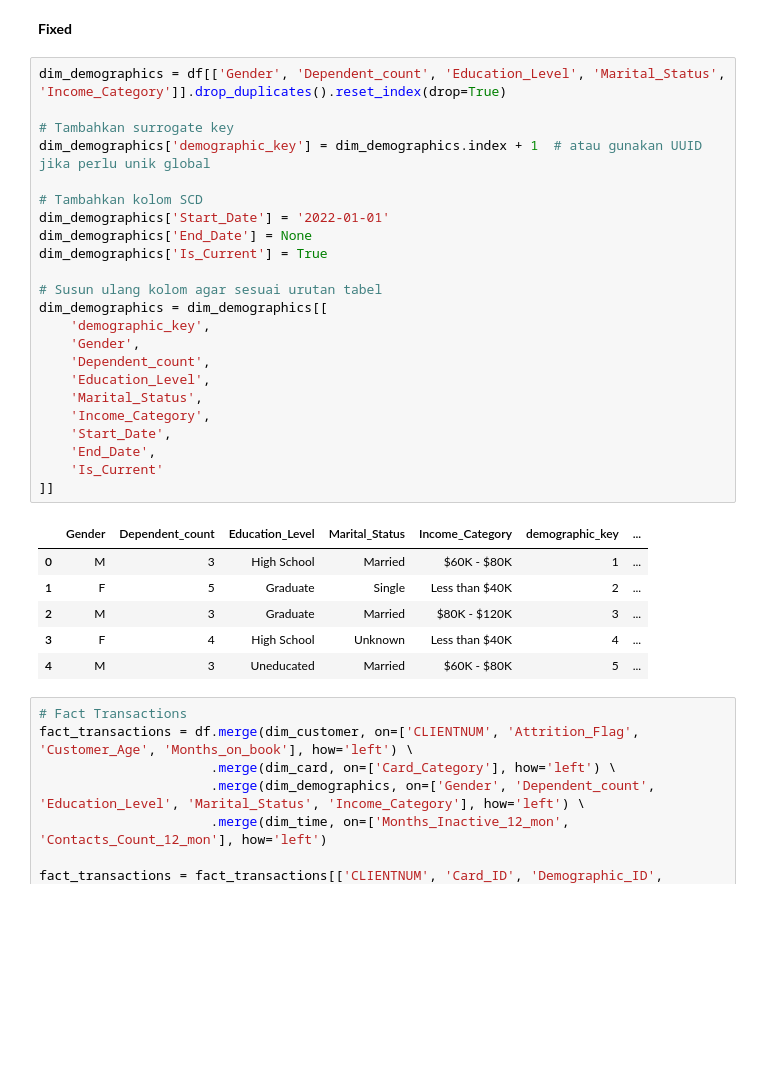
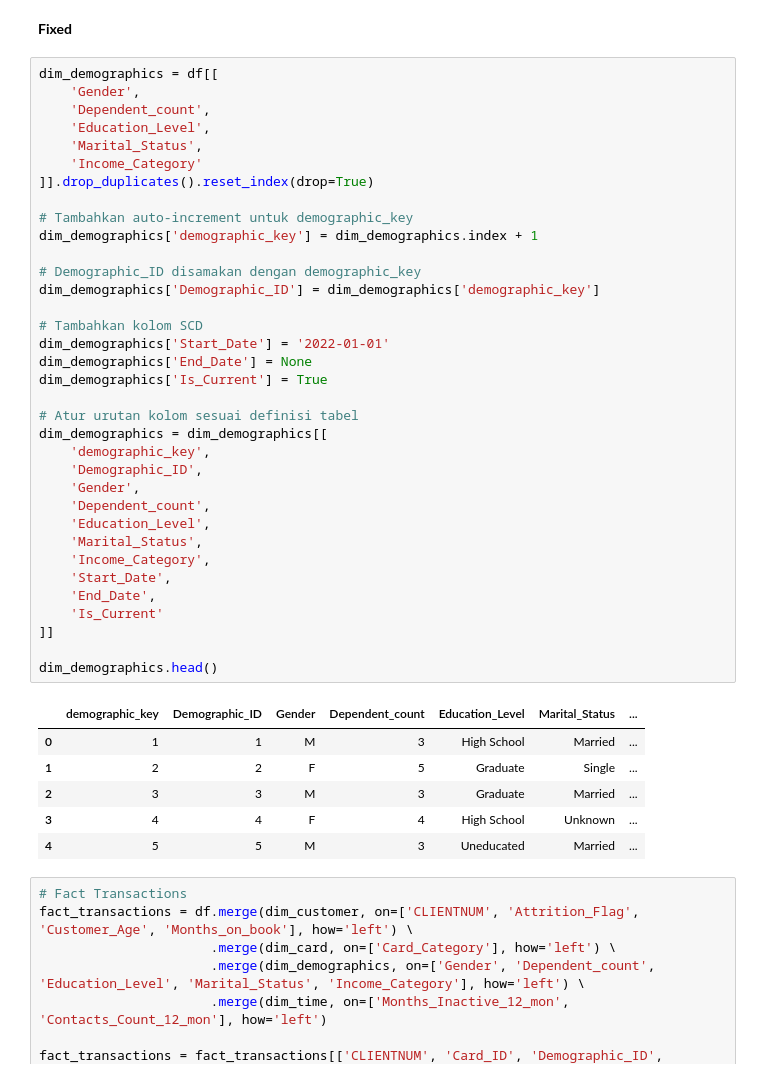
Before and after one commit to otherlife-code/DWIB_Final-Project, a Jupyter notebook: Project Based Milestone 1/Milestone_1.ipynb, the cells around one changed output. Drawn from its saved outputs; the diff is of its cells as text; blank space fills up the shorter version.

```diff
--- a/Project Based Milestone 1/Milestone_1.ipynb
+++ b/Project Based Milestone 1/Milestone_1.ipynb
@@ -499,35 +499,47 @@ dim_demographics.head()
 # %% [markdown]
 **Fixed**
 # %%
-dim_demographics = df[['Gender', 'Dependent_count', 'Education_Level', 'Marital_Status', 'Income_Category']].drop_duplicates().reset_index(drop=True)
+dim_demographics = df[[
+    'Gender',
+    'Dependent_count',
+    'Education_Level',
+    'Marital_Status',
+    'Income_Category'
+]].drop_duplicates().reset_index(drop=True)
 
-# Tambahkan surrogate key
-dim_demographics['demographic_key'] = dim_demographics.index + 1  # atau gunakan UUID jika perlu unik global
+# Tambahkan auto-increment untuk demographic_key
+dim_demographics['demographic_key'] = dim_demographics.index + 1
+
+# Demographic_ID disamakan dengan demographic_key
+dim_demographics['Demographic_ID'] = dim_demographics['demographic_key']
 
 # Tambahkan kolom SCD
 dim_demographics['Start_Date'] = '2022-01-01'
 dim_demographics['End_Date'] = None
 dim_demographics['Is_Current'] = True
 
-# Susun ulang kolom agar sesuai urutan tabel
+# Atur urutan kolom sesuai definisi tabel
 dim_demographics = dim_demographics[[
     'demographic_key',
+    'Demographic_ID',
     'Gender',
     'Dependent_count',
     'Education_Level',
     'Marital_Status',
     'Income_Category',
     'Start_Date',
     'End_Date',
     'Is_Current'
 ]]
+
+dim_demographics.head()
 # %% [output]
-|  | Gender | Dependent_count | Education_Level | Marital_Status | Income_Category | demographic_key | ... |
-| 0 | M | 3 | High School | Married | $60K - $80K | 1 | ... |
-| 1 | F | 5 | Graduate | Single | Less than $40K | 2 | ... |
-| 2 | M | 3 | Graduate | Married | $80K - $120K | 3 | ... |
-| 3 | F | 4 | High School | Unknown | Less than $40K | 4 | ... |
-| 4 | M | 3 | Uneducated | Married | $60K - $80K | 5 | ... |
+|  | demographic_key | Demographic_ID | Gender | Dependent_count | Education_Level | Marital_Status | ... |
+| 0 | 1 | 1 | M | 3 | High School | Married | ... |
+| 1 | 2 | 2 | F | 5 | Graduate | Single | ... |
+| 2 | 3 | 3 | M | 3 | Graduate | Married | ... |
+| 3 | 4 | 4 | F | 4 | High School | Unknown | ... |
+| 4 | 5 | 5 | M | 3 | Uneducated | Married | ... |
 # %%
 # Fact Transactions
 fact_transactions = df.merge(dim_customer, on=['CLIENTNUM', 'Attrition_Flag', 'Customer_Age', 'Months_on_book'], how='left') \
```
Also changed, not shown: parts of 1 cell of this notebook.
